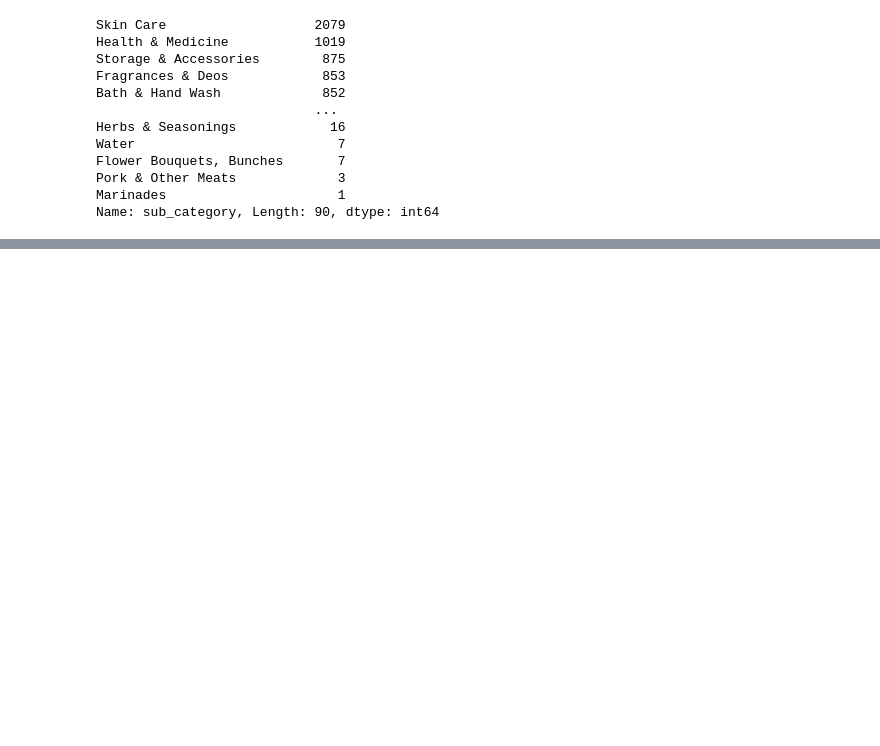
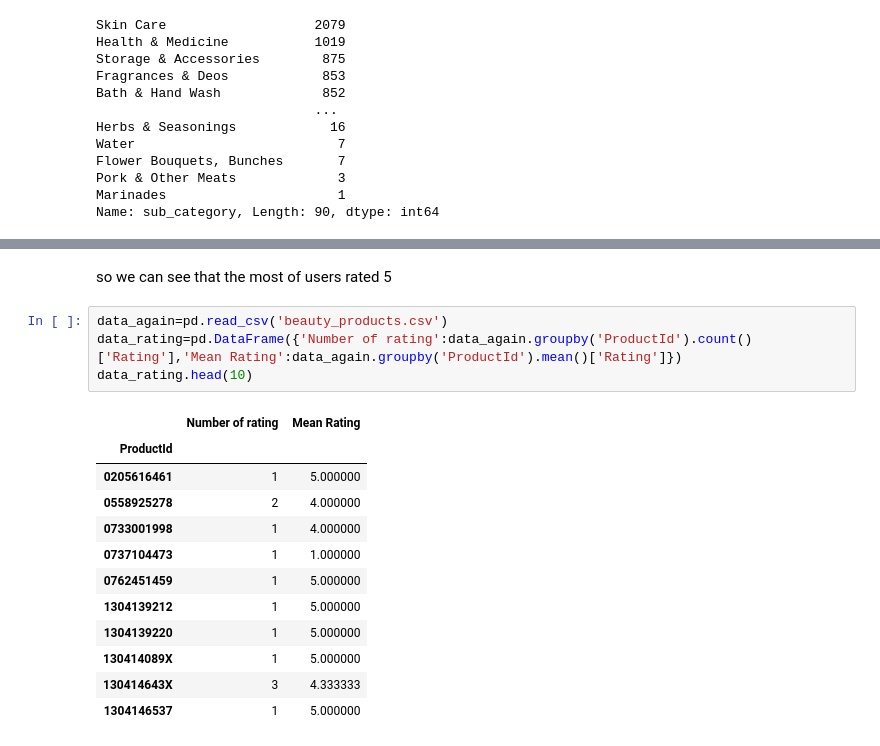
Before and after one commit to Fatimazahraealamrani/inteship, a Jupyter notebook: analyse_data.ipynb, the cells around one changed output, grey strips where cells are left out. Cells and saved outputs as stored; diff of their text form; blank space fills up the shorter version.

```diff
--- a/analyse_data.ipynb
+++ b/analyse_data.ipynb
@@ -160,0 +225,19 @@ Name: sub_category, Length: 90, dtype: int64
+# %% [markdown]
+so we can see that the most of users rated 5
+# %%
+data_again=pd.read_csv('beauty_products.csv')
+data_rating=pd.DataFrame({'Number of rating':data_again.groupby('ProductId').count()['Rating'],'Mean Rating':data_again.groupby('ProductId').mean()['Rating']})
+data_rating.head(10)
+# %% [output]
+|  | Number of rating | Mean Rating |
+| ProductId |  |  |
+| 0205616461 | 1 | 5.000000 |
+| 0558925278 | 2 | 4.000000 |
+| 0733001998 | 1 | 4.000000 |
+| 0737104473 | 1 | 1.000000 |
+| 0762451459 | 1 | 5.000000 |
+| 1304139212 | 1 | 5.000000 |
+| 1304139220 | 1 | 5.000000 |
+| 130414089X | 1 | 5.000000 |
+| 130414643X | 3 | 4.333333 |
+| 1304146537 | 1 | 5.000000 |
```
Also changed, not shown: parts of 11 cells of this notebook.
